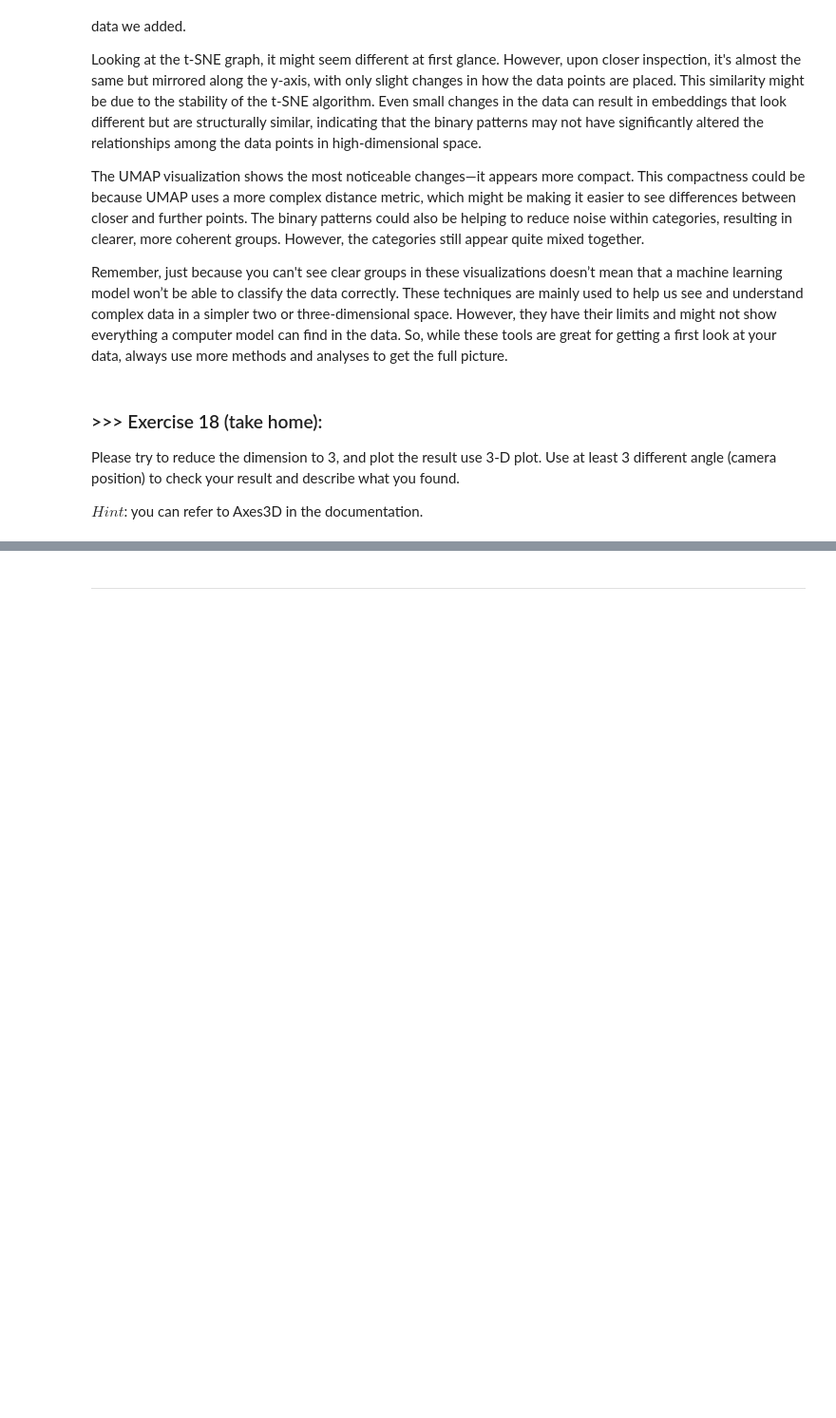
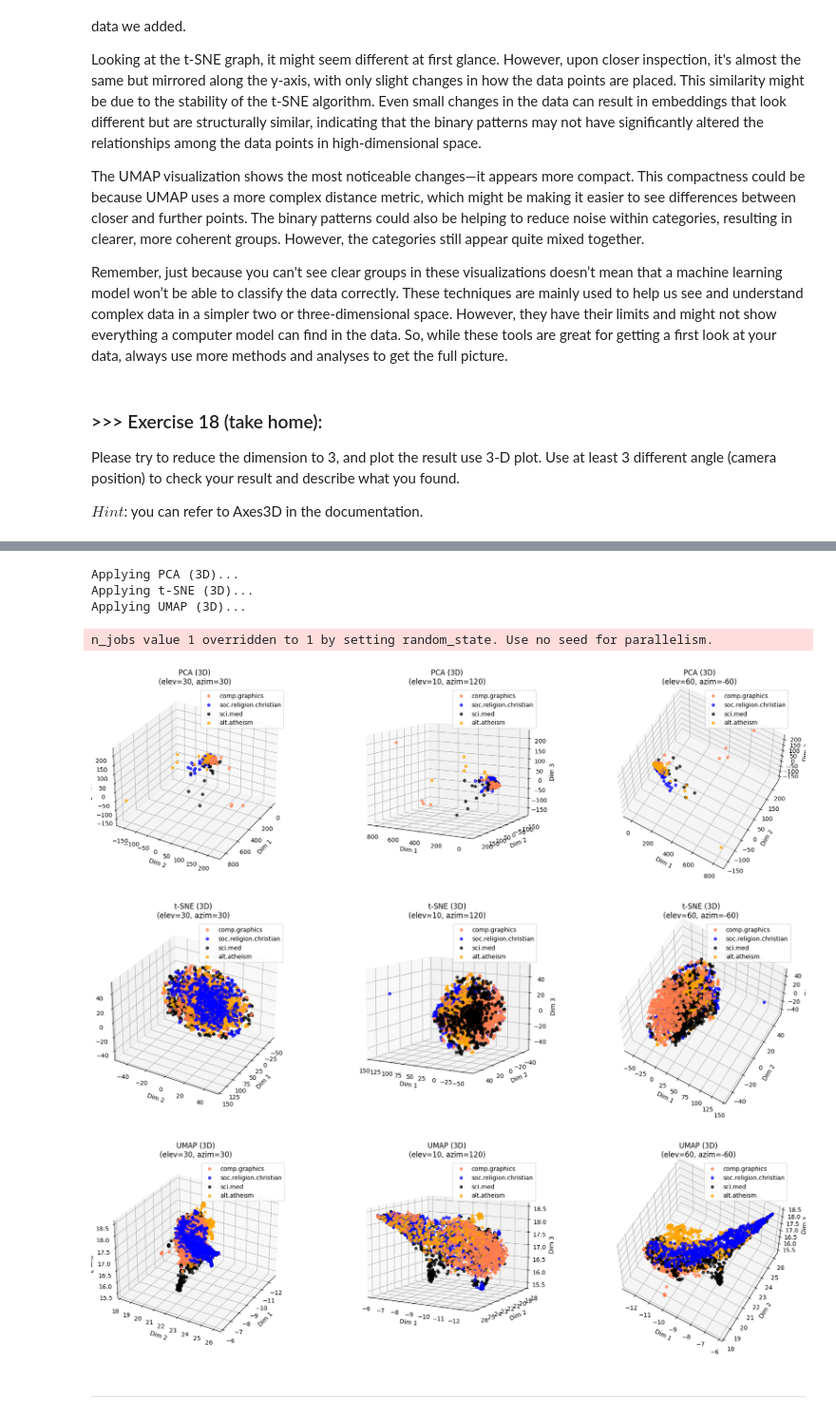
Before and after one commit to Timss22/DM2025-Lab1-Exercise, a Jupyter notebook: DM2025-Lab1-Master.ipynb, the cells around one changed output, grey strips where cells are left out. Shown at 95% size. Cells and saved outputs as stored; diff of their text form; code cells hidden in the pictures; blank space fills up the shorter version.

```diff
--- a/DM2025-Lab1-Master.ipynb
+++ b/DM2025-Lab1-Master.ipynb
@@ -2206,3 +2232,70 @@ Error:
+# %%
+#Answer Here
+from sklearn.decomposition import PCA
+from sklearn.manifold import TSNE
+import umap
+import matplotlib.pyplot as plt
+from mpl_toolkits.mplot3d import Axes3D  # Required for 3D plotting
+import numpy as np
+
+# Use augmented data (or replace with tdm_df for original term-document matrix)
+data_to_use = augmented_df.values  # shape: (n_docs, n_features)
+
+# Apply 3D dimensionality reduction
+print("Applying PCA (3D)...")
+X_pca_3d = PCA(n_components=3, random_state=42).fit_transform(data_to_use)
+
+print("Applying t-SNE (3D)...")
+X_tsne_3d = TSNE(n_components=3, random_state=42, perplexity=30).fit_transform(data_to_use)
+
+print("Applying UMAP (3D)...")
+X_umap_3d = umap.UMAP(n_components=3, random_state=42).fit_transform(data_to_use)
+
+# Category colors
+categories = X['category_name'].unique()
+colors = ['coral', 'blue', 'black', 'orange']
+category_to_color = dict(zip(categories, colors))
+
+# Function to plot 3D scatter with custom view angles
+def plot_3d_embeddings(X_reduced, title, angles_list):
+    fig = plt.figure(figsize=(18, 5))
+    for i, angle in enumerate(angles_list):
+        ax = fig.add_subplot(1, len(angles_list), i + 1, projection='3d')
+        for cat in categories:
+            mask = X['category_name'] == cat
+            ax.scatter(
+                X_reduced[mask, 0],
+                X_reduced[mask, 1],
+                X_reduced[mask, 2],
+                c=category_to_color[cat],
+                label=cat,
+                alpha=0.7,
+                s=20
+            )
+        ax.view_init(elev=angle[0], azim=angle[1])
+        ax.set_title(f'{title}\n(elev={angle[0]}, azim={angle[1]})')
+        ax.set_xlabel('Dim 1')
+        ax.set_ylabel('Dim 2')
+        ax.set_zlabel('Dim 3')
+        ax.legend()
+    plt.tight_layout()
+    plt.show()
+
+# Define 3 different viewing angles: (elevation, azimuth)
+view_angles = [(30, 30), (10, 120), (60, -60)]
+
+# Plot each method
+plot_3d_embeddings(X_pca_3d, 'PCA (3D)', view_angles)
+plot_3d_embeddings(X_tsne_3d, 't-SNE (3D)', view_angles)
+plot_3d_embeddings(X_umap_3d, 'UMAP (3D)', view_angles)
+# %% [output]
+Applying PCA (3D)...
+Applying t-SNE (3D)...
+Applying UMAP (3D)...
+n_jobs value 1 overridden to 1 by setting random_state. Use no seed for parallelism.
+[figure, added]
+[figure, added]
+[figure, added]
 # %% [markdown]
 ---
 # %% [markdown]
```
Also changed, not shown: parts of 78 cells of this notebook, 4 other files.
